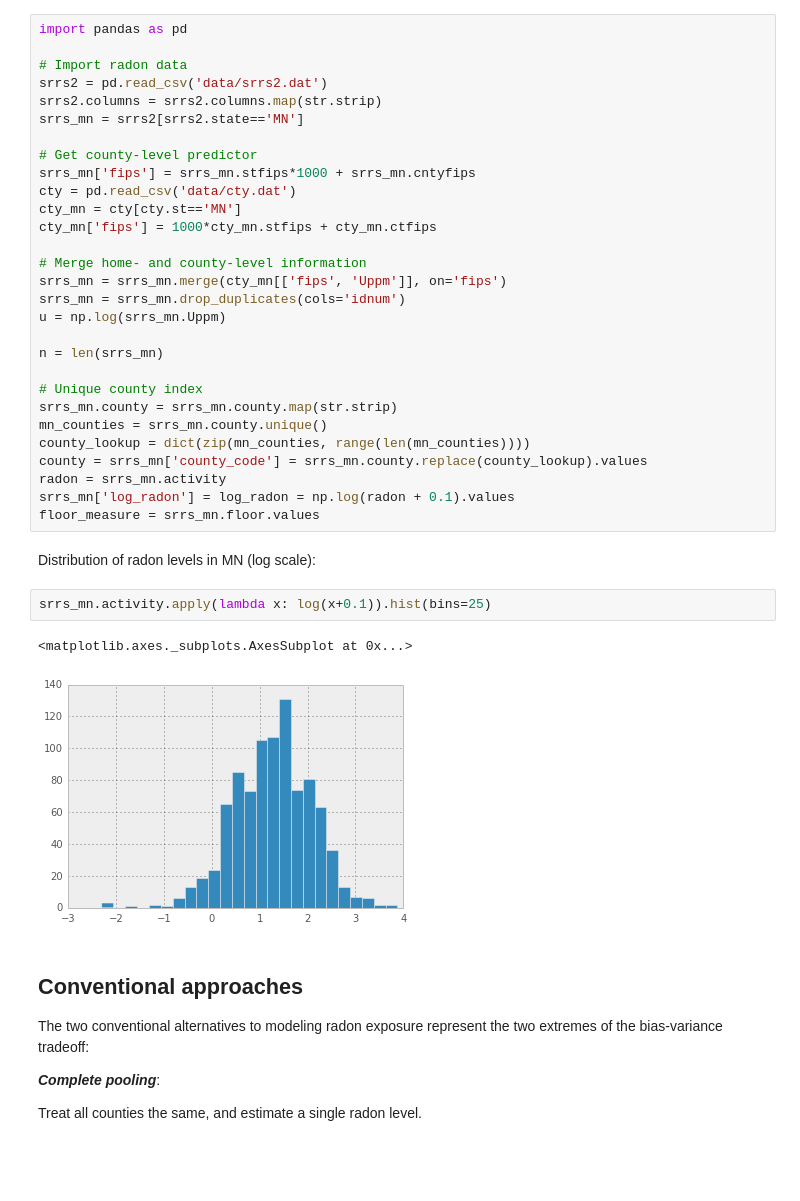
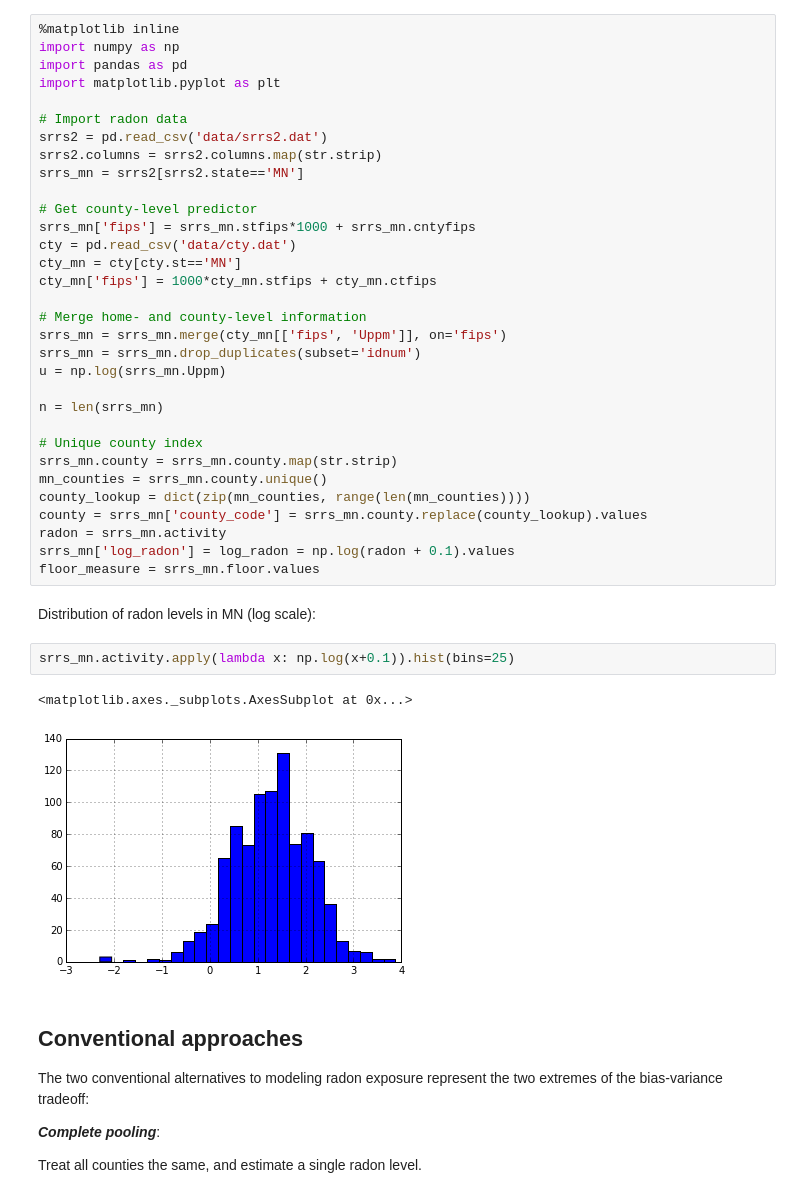
Before and after one commit to fonnesbeck/multilevel_modeling, a Jupyter notebook: multilevel_modeling.ipynb, the cells around one changed output. Cells and saved outputs as stored; diff of their text form; blank space fills up the shorter version.

```diff
--- a/multilevel_modeling.ipynb
+++ b/multilevel_modeling.ipynb
@@ -32,7 +34,10 @@ The hierarchy in this example is households within county.
 # %% [markdown]
 ### Data organization
 # %%
+%matplotlib inline
+import numpy as np
 import pandas as pd
+import matplotlib.pyplot as plt
 
 # Import radon data
 srrs2 = pd.read_csv('data/srrs2.dat')
@@ -47,7 +52,7 @@ cty_mn['fips'] = 1000*cty_mn.stfips + cty_mn.ctfips
 
 # Merge home- and county-level information
 srrs_mn = srrs_mn.merge(cty_mn[['fips', 'Uppm']], on='fips')
-srrs_mn = srrs_mn.drop_duplicates(cols='idnum')
+srrs_mn = srrs_mn.drop_duplicates(subset='idnum')
 u = np.log(srrs_mn.Uppm)
 
 n = len(srrs_mn)
@@ -63,10 +68,10 @@ floor_measure = srrs_mn.floor.values
 # %% [markdown]
 Distribution of radon levels in MN (log scale):
 # %%
-srrs_mn.activity.apply(lambda x: log(x+0.1)).hist(bins=25)
+srrs_mn.activity.apply(lambda x: np.log(x+0.1)).hist(bins=25)
 # %% [output]
 <matplotlib.axes._subplots.AxesSubplot at 0x...>
-[figure, old version]
+[figure, new version]
 # %% [markdown]
 ## Conventional approaches
 
```
Also changed, not shown: parts of 29 cells of this notebook.
